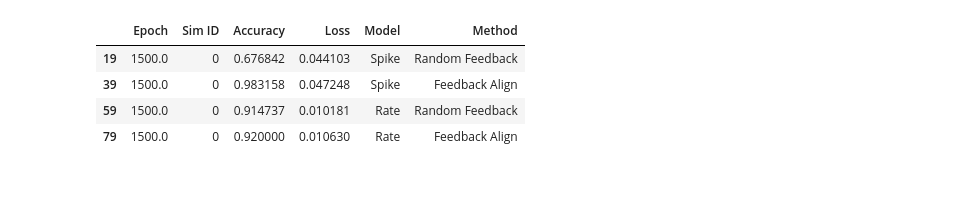
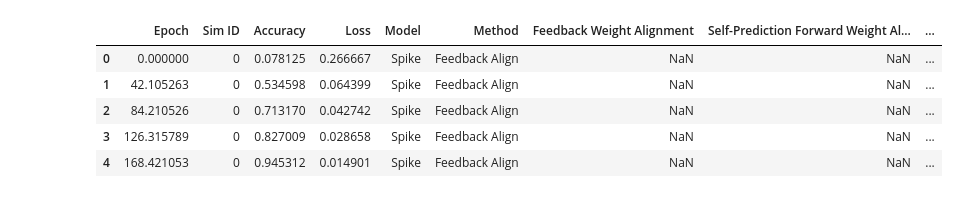
Before and after one commit to FabianSchubert/microcircuit_network, a Jupyter notebook: mc/analysis_notebooks/Randman_Analysis.ipynb, the cells around one changed output. Cells and saved outputs as stored; diff of their text form; code cells hidden in the pictures.

```diff
--- a/mc/analysis_notebooks/Randman_Analysis.ipynb
+++ b/mc/analysis_notebooks/Randman_Analysis.ipynb
@@ -10,13 +10,14 @@ sns.set()
 df_learn = pd.read_csv("../experiments/randman/df_learn.csv")
 df_runtime = pd.read_csv("../experiments/randman/df_runtime.csv")
 # %%
-df_learn[df_learn["Epoch"] == 1500]
+df_learn.head()
 # %% [output]
-|  | Epoch | Sim ID | Accuracy | Loss | Model | Method |
-| 19 | 1500.0 | 0 | 0.676842 | 0.044103 | Spike | Random Feedback |
-| 39 | 1500.0 | 0 | 0.983158 | 0.047248 | Spike | Feedback Align |
-| 59 | 1500.0 | 0 | 0.914737 | 0.010181 | Rate | Random Feedback |
-| 79 | 1500.0 | 0 | 0.920000 | 0.010630 | Rate | Feedback Align |
+|  | Epoch | Sim ID | Accuracy | Loss | Model | Method | Feedback Weight Alignment | Self-Prediction Forward Weight Al... | ... |
+| 0 | 0.000000 | 0 | 0.078125 | 0.266667 | Spike | Feedback Align | NaN | NaN | ... |
+| 1 | 42.105263 | 0 | 0.534598 | 0.064399 | Spike | Feedback Align | NaN | NaN | ... |
+| 2 | 84.210526 | 0 | 0.713170 | 0.042742 | Spike | Feedback Align | NaN | NaN | ... |
+| 3 | 126.315789 | 0 | 0.827009 | 0.028658 | Spike | Feedback Align | NaN | NaN | ... |
+| 4 | 168.421053 | 0 | 0.945312 | 0.014901 | Spike | Feedback Align | NaN | NaN | ... |
 # %%
 fig, ax = plt.subplots(1, 3, figsize=(15,5))
 
```
Also changed, not shown: parts of 2 cells of this notebook, 7 other files.
